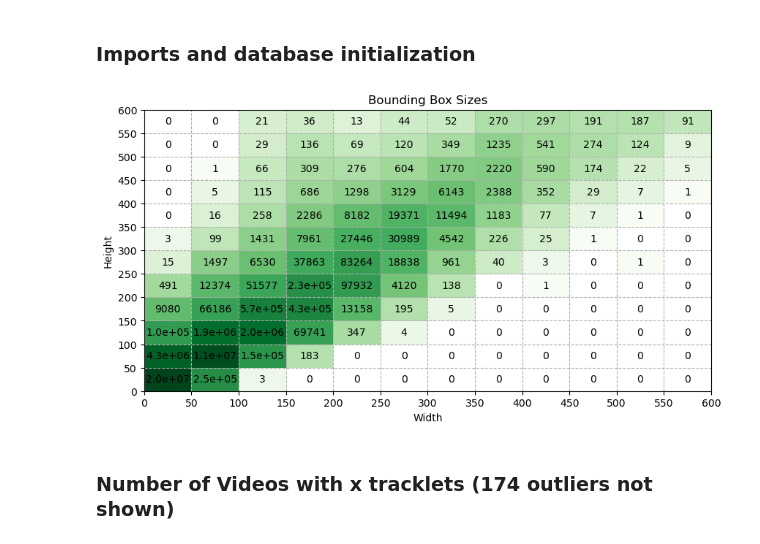
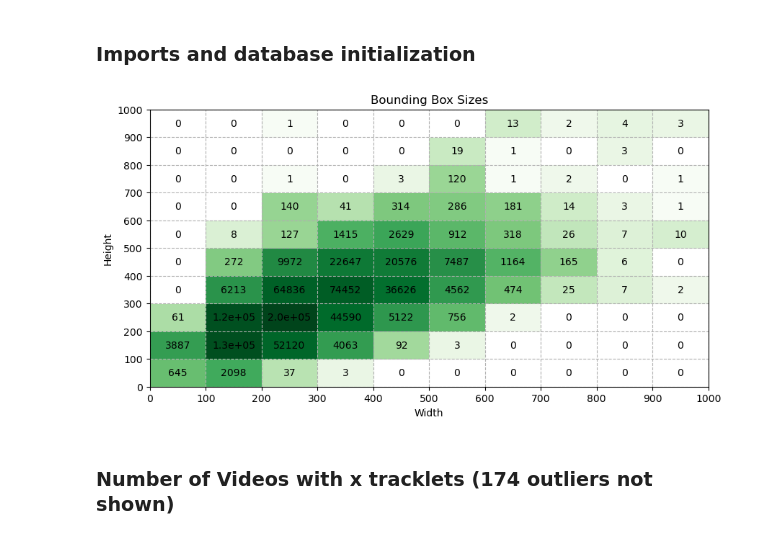
Before and after one commit to liamvdv/gorillatracker, a Jupyter notebook: notebooks/database_stats.ipynb, the cells around one changed output. Drawn from its saved outputs; the diff is of its cells as text; code cells hidden in the pictures.

```diff
--- a/notebooks/database_stats.ipynb
+++ b/notebooks/database_stats.ipynb
@@ -23,9 +23,9 @@ import numpy as np
 
 session = session_cls()
 
-SIZE = 600
-STEP = 50
-FEATURE_TYPE = "face_45"
+SIZE = 1000
+STEP = 100
+FEATURE_TYPE = "body"
 
 # Define the bin edges
 bin_edges = list(range(0, SIZE + STEP, STEP))
@@ -72,34 +72,34 @@ for row in result:
 plt.figure(figsize=(10, 5))
 norm = LogNorm(vmax=hist.max())
 im = plt.imshow(hist, cmap="Greens", norm=norm, extent=[0, SIZE, 0, SIZE], origin="lower", aspect="auto")
 
 # Add text annotations
 for i in range(len(bin_edges) - 1):
     for j in range(len(bin_edges) - 1):
         count = int(hist[i, j])
         plt.text(
             bin_edges[j] + STEP // 2,
             bin_edges[i] + STEP // 2,
             f"{count:.1e}" if count >= 99999 else str(count),  # Use scientific notation for large counts
             color="black",
             ha="center",
             va="center",
         )
 
 plt.xlabel("Width")
 plt.ylabel("Height")
 plt.xticks(bin_edges)
 plt.yticks(bin_edges)
 plt.title("Bounding Box Sizes")
 plt.grid(True, which="both", linestyle="--")
 # plt.colorbar(im, label="Count (log scale)")
 plt.savefig(f"/workspaces/gorillatracker/notebooks/{FEATURE_TYPE}_bbox_sizes.pdf", format="pdf")
 plt.show()
 
 # Close the session
 session.close()
 # %% [output]
-[figure, old version]
+[figure, new version]
 # %% [markdown]
 ### Number of Videos with x tracklets (174 outliers not shown)
 # %%
```
Also changed, not shown: 24 other files.
